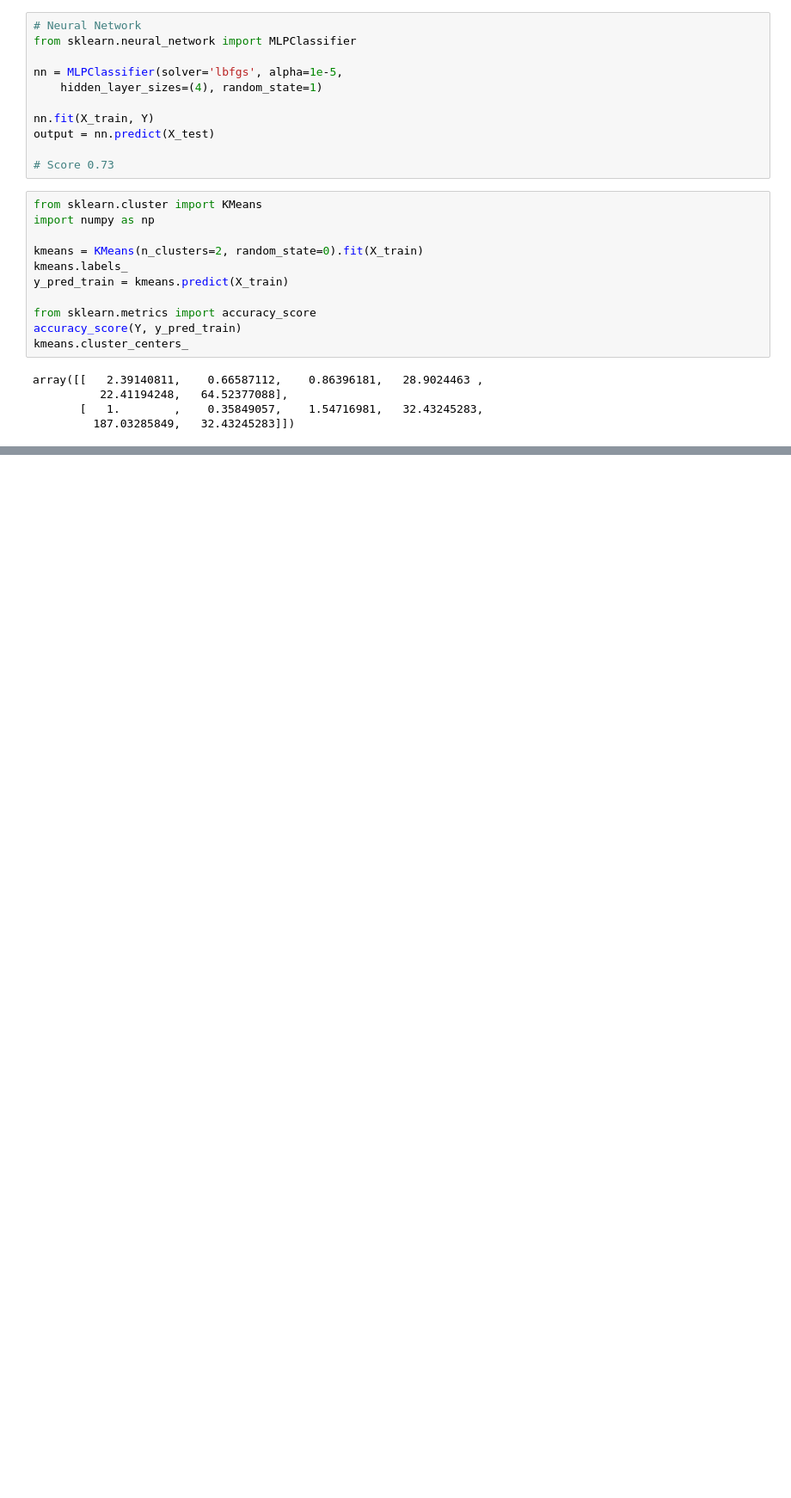
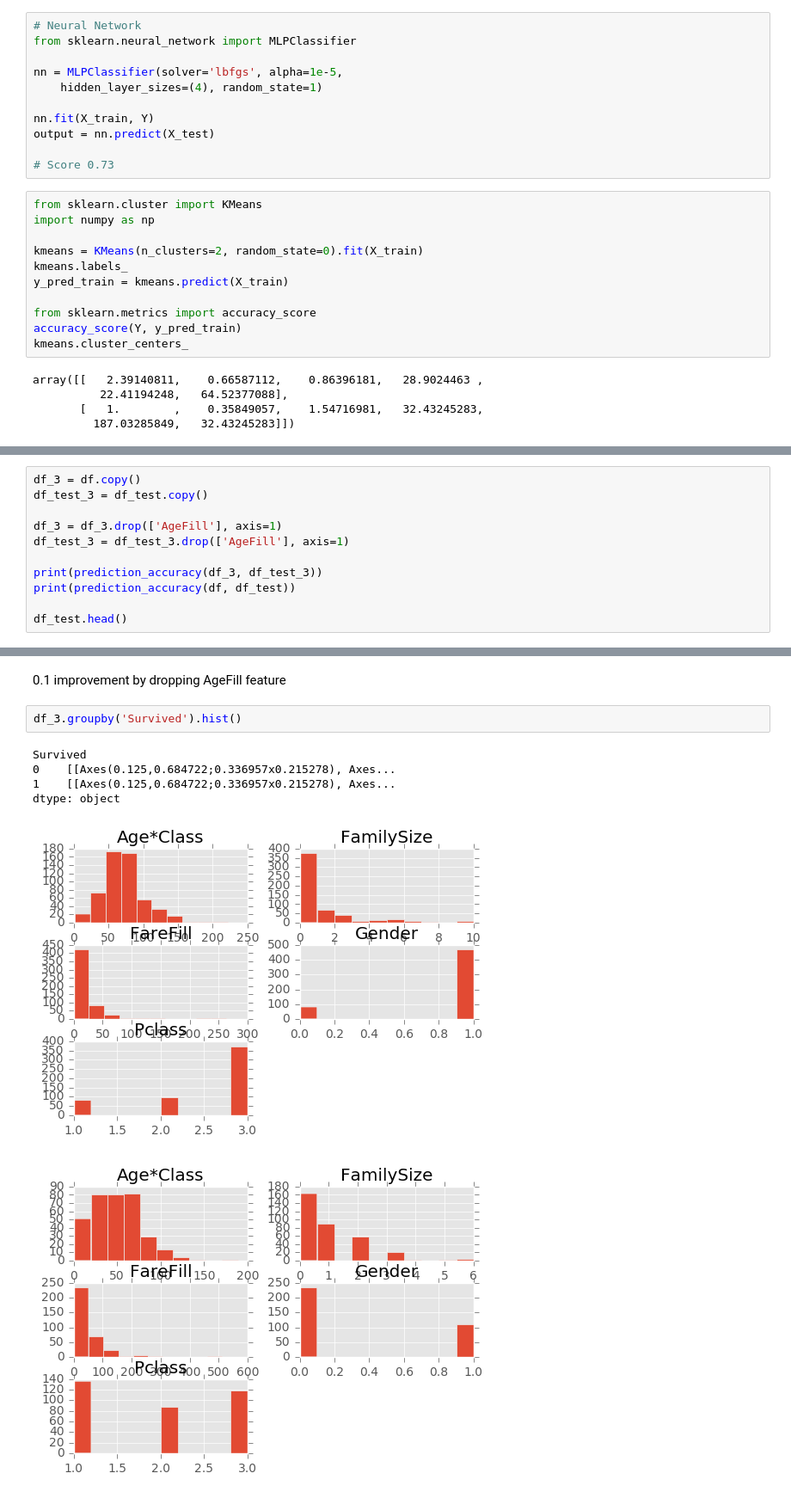
Before and after one commit to MehdiAB161/ML0, a Jupyter notebook: exploration.ipynb, the cells around one changed output, grey strips where cells are left out. Shown at 86% size. Saved outputs shown, nothing was run; the diff lists cells and outputs as text; blank space fills up the shorter version.

```diff
--- a/exploration.ipynb
+++ b/exploration.ipynb
@@ -367,0 +533,11 @@ array([[   2.39140811,    0.66587112,    0.86396181,   28.9024463 ,
+# %%
+df_3 = df.copy()
+df_test_3 = df_test.copy()
+
+df_3 = df_3.drop(['AgeFill'], axis=1)
+df_test_3 = df_test_3.drop(['AgeFill'], axis=1)
+
+print(prediction_accuracy(df_3, df_test_3))
+print(prediction_accuracy(df, df_test))
+
+df_test.head()
@@ -367,0 +553,11 @@ array([[   2.39140811,    0.66587112,    0.86396181,   28.9024463 ,
+# %% [markdown]
+0.1 improvement by dropping AgeFill feature
+# %%
+df_3.groupby('Survived').hist()
+# %% [output]
+Survived
+0    [[Axes(0.125,0.684722;0.336957x0.215278), Axes...
+1    [[Axes(0.125,0.684722;0.336957x0.215278), Axes...
+dtype: object
+[figure, added]
+[figure, added]
```
Also changed, not shown: parts of 45 cells of this notebook.
